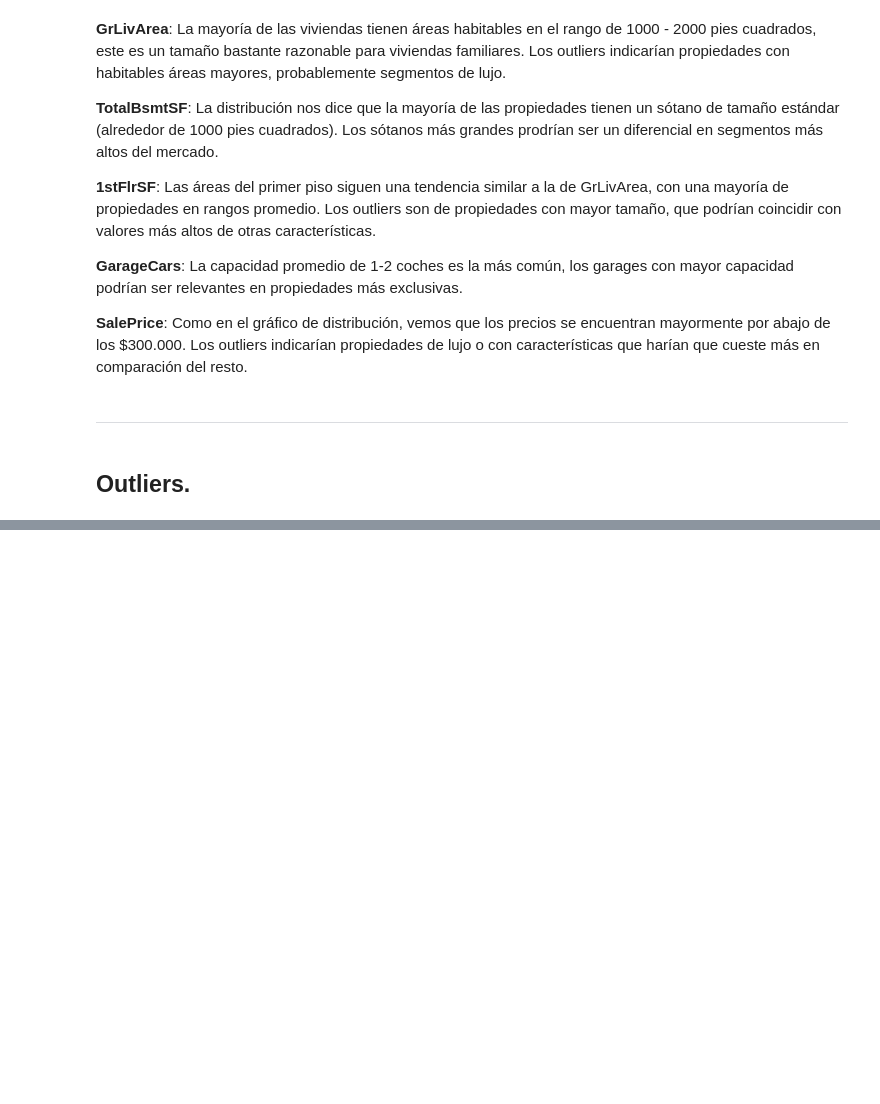
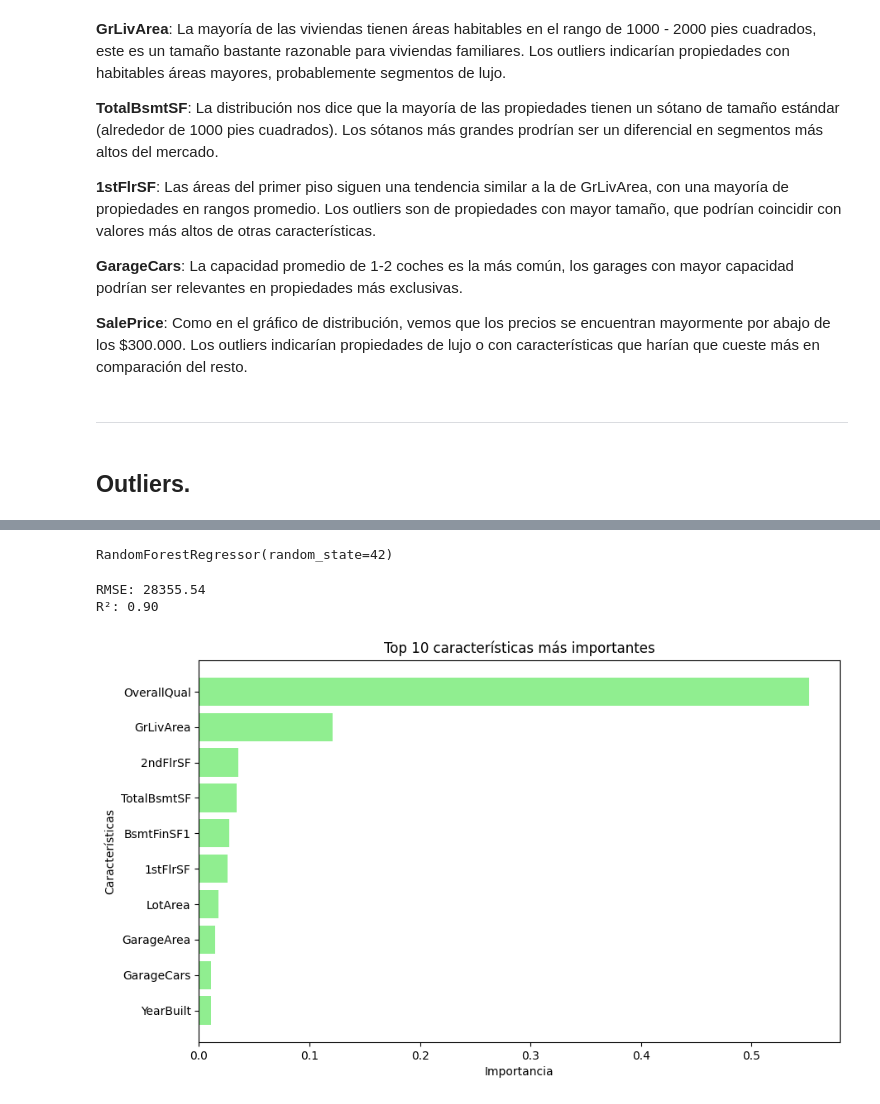
Before and after one commit to rodrigoalegre210/House-Prices-Prediction, a Jupyter notebook: main.ipynb, the cells around one changed output, grey strips where cells are left out. Drawn from its saved outputs; the diff is of its cells as text; code cells hidden in the pictures; blank space fills up the shorter version.

```diff
--- a/main.ipynb
+++ b/main.ipynb
@@ -733,0 +704,13 @@ Como vimos en la etapa de análisis de datos, los valores que superan los 3000 p
+# %%
+# Definimos las variables predictoras y el target.
+X = train_data.drop(['SalePrice'], axis = 1)
+y = train_data['SalePrice']
+# %%
+# Dividimos el dataset de entrenamiento en 80% para entrenar y 20% para validar.
+X_train, X_valid, y_train, y_valid = train_test_split(X, y, test_size = 0.2, random_state = 42)
+# %%
+# Creamos el modelo de Random Forest.
+modelo = RandomForestRegressor(n_estimators = 100, random_state = 42)
+modelo.fit(X_train, y_train)
+# %% [output]
+RandomForestRegressor(random_state=42)
@@ -733,0 +724,26 @@ Como vimos en la etapa de análisis de datos, los valores que superan los 3000 p
+# %%
+# Mostramos las métricas.
+print(f"RMSE: {rmse:.2f}")
+print(f"R²: {r2:.2f}")
+# %% [output]
+RMSE: 28355.54
+R²: 0.90
+# %%
+# Visualizamos la importancia de las características.
+importancia_caracteristica = pd.DataFrame({
+    'Caracteristica': X.columns,
+    'Importancia': modelo.feature_importances_
+}).sort_values(by = 'Importancia', ascending = False)
+# %%
+# Gráfico de importancia de características.
+plt.figure(figsize = (10, 6))
+plt.barh(importancia_caracteristica['Caracteristica'].head(10), importancia_caracteristica['Importancia'].head(10),
+         color = 'lightgreen')
+plt.xlabel('Importancia')
+plt.ylabel('Características')
+plt.title('Top 10 características más importantes')
+plt.gca().invert_yaxis()
+
+plt.show()
+# %% [output]
+[figure, added]
```
Also changed, not shown: parts of 15 cells of this notebook.
